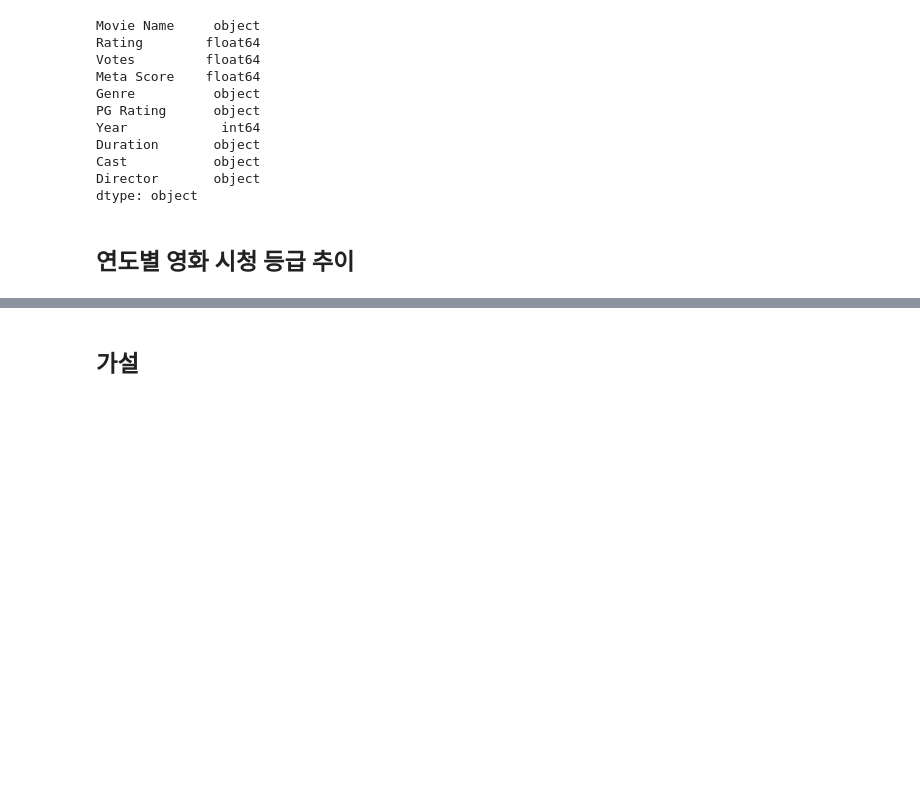
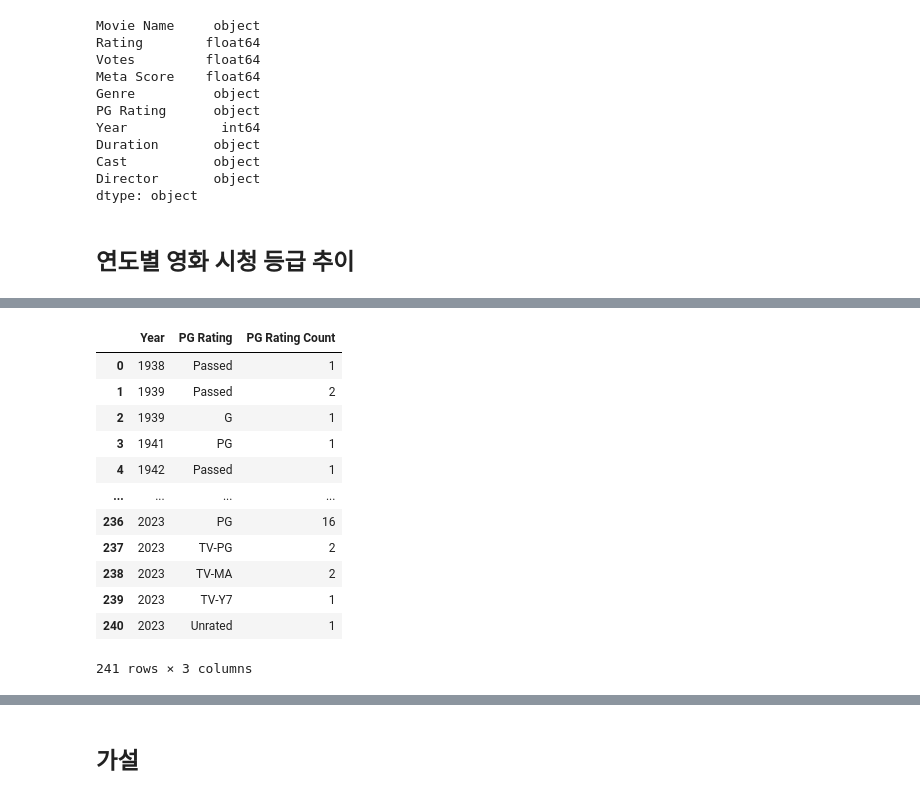
Before and after one commit to YDHYDHDONG/Movie_analysis, a Jupyter notebook: 영화_흥행_요인_분석.ipynb, the cells around one changed output, grey strips where cells are left out. Saved outputs shown, nothing was run; the diff lists cells and outputs as text; code cells hidden in the pictures; blank space fills up the shorter version.

```diff
--- a/영화_흥행_요인_분석.ipynb
+++ b/영화_흥행_요인_분석.ipynb
@@ -105,5 +105,5 @@ dtype: object
 # %% [markdown]
 ## 연도별 영화 시청 등급 추이
 # %%
-rating_counts = data.groupby('Year')['PG Rating'].value_counts()
-rating_counts_df = rating_counts.reset_index(name='PG Rating Count')
+p_r = data.groupby('Year')[['PG Rating']].value_counts() # PG Rating 등급 발행 횟수
+p_r.info()
@@ -110 +119,18 @@ rating_counts_df = rating_counts.reset_index(name='PG Rating Count')
+# %%
+pr_df = p_r.reset_index(name='PG Rating Count')
+pr_df
+# %% [output]
+|  | Year | PG Rating | PG Rating Count |
+| 0 | 1938 | Passed | 1 |
+| 1 | 1939 | Passed | 2 |
+| 2 | 1939 | G | 1 |
+| 3 | 1941 | PG | 1 |
+| 4 | 1942 | Passed | 1 |
+| ... | ... | ... | ... |
+| 236 | 2023 | PG | 16 |
+| 237 | 2023 | TV-PG | 2 |
+| 238 | 2023 | TV-MA | 2 |
+| 239 | 2023 | TV-Y7 | 1 |
+| 240 | 2023 | Unrated | 1 |
+241 rows × 3 columns
 # %%
```
Also changed, not shown: parts of 14 cells of this notebook.
